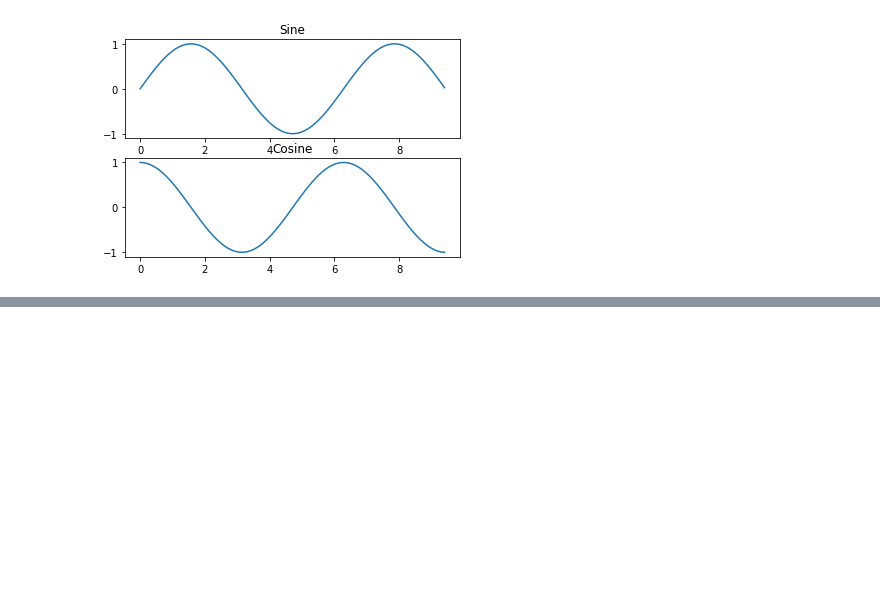
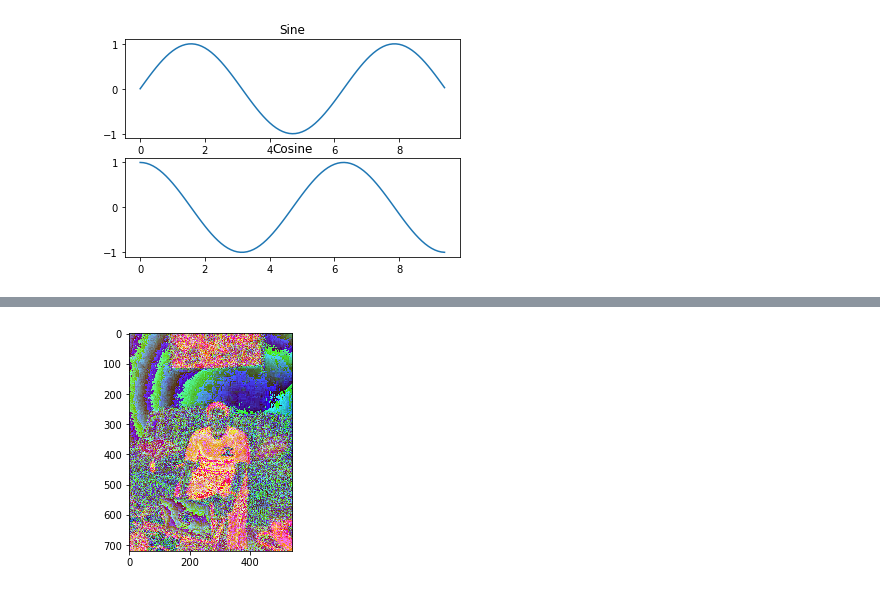
Before and after one commit to ama66/cs231n, a Jupyter notebook: numpyTuotrials.ipynb, the cells around one changed output, grey strips where cells are left out. Drawn from its saved outputs; the diff is of its cells as text; code cells hidden in the pictures; blank space fills up the shorter version.

```diff
--- a/numpyTuotrials.ipynb
+++ b/numpyTuotrials.ipynb
@@ -1143,0 +1169,5 @@ plt.show()
+# %%
+plt.imshow(img_tinted)
+plt.show()
+# %% [output]
+[figure, added]
```
Also changed, not shown: parts of 1 cell of this notebook.
